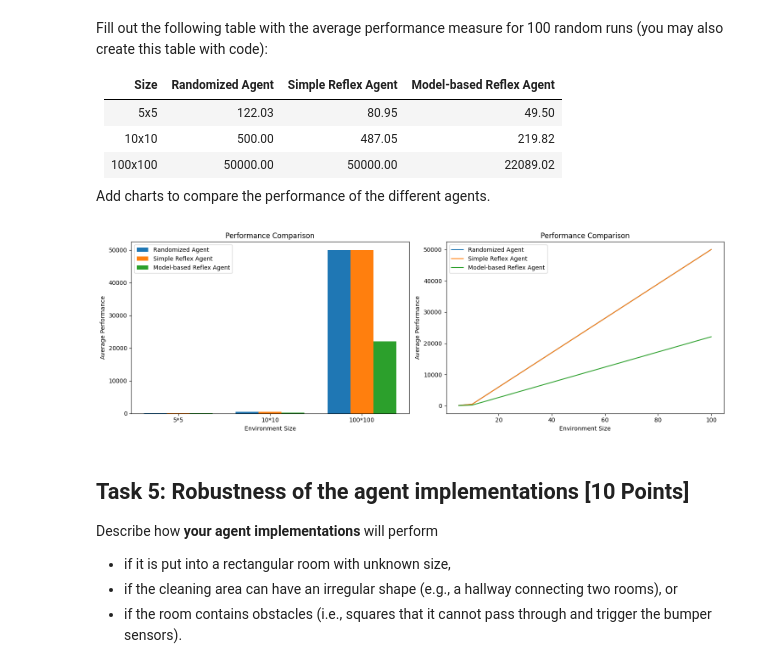
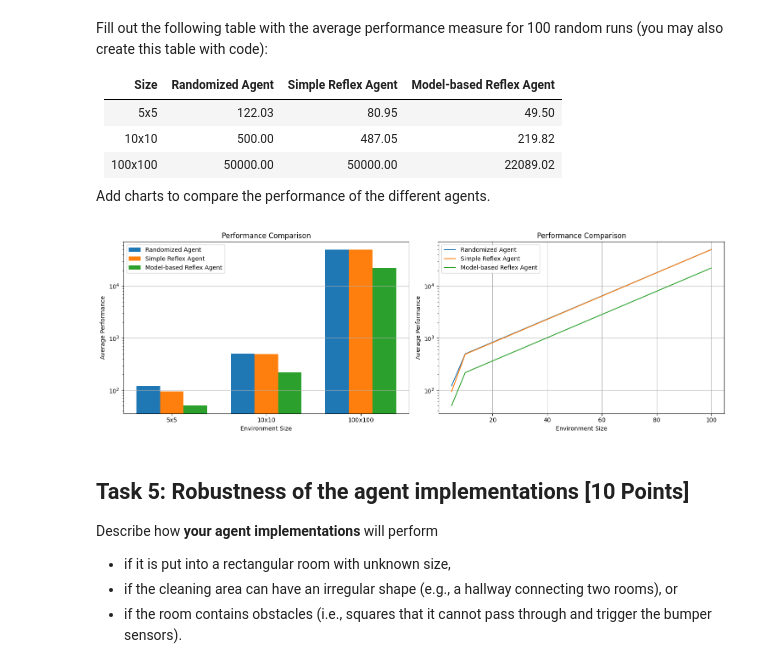
Before and after one commit to Jonestg26/Assignment1, a Jupyter notebook: robot_vacuum.ipynb, the cells around one changed output. Cells and saved outputs as stored; diff of their text form; code cells hidden in the pictures.

```diff
--- a/robot_vacuum.ipynb
+++ b/robot_vacuum.ipynb
@@ -586,36 +586,41 @@ Add charts to compare the performance of the different agents.
 # %%
 import numpy as np
 import pandas as pd
 import matplotlib.pyplot as plt
 
 fig, (ax1, ax2) = plt.subplots(1, 2, figsize=(15, 5))
 
+#Bar Charts with Y axis log scale
 x = np.arange(len(results["size"]))
 width = 0.25
 ax1.bar(x - width, results["Random Performance"], width, label="Randomized Agent")
 ax1.bar(x, results["Simple Performance"], width, label="Simple Reflex Agent")
 ax1.bar(x + width, results["Model Performance"], width, label="Model-based Reflex Agent")
 
 ax1.set_xlabel("Environment Size")
 ax1.set_ylabel("Average Performance")
 ax1.set_title("Performance Comparison")
 ax1.set_xticks(x)
-ax1.set_xticklabels([f"{s}*{s}" for s in results["size"]])
+ax1.set_xticklabels([f"{s}x{s}" for s in results["size"]])
+ax1.set_yscale("log")
 ax1.legend()
+ax1.grid(axis="y")
 
-
+#Line Charts with Y axis log scale
 ax2.plot(results["size"], results["Random Performance"], label="Randomized Agent")
 ax2.plot(results["size"], results["Simple Performance"], label="Simple Reflex Agent")
 ax2.plot(results["size"], results["Model Performance"], label="Model-based Reflex Agent")
 ax2.set_xlabel("Environment Size")
 ax2.set_ylabel("Average Performance")
 ax2.set_title("Performance Comparison")
+ax2.set_yscale("log")
+ax2.grid(True)
 ax2.legend()
 
-plt.tight_layout()
+plt.tight_layout() #Improves visualization
 plt.show()
 # %% [output]
-[figure, old version]
+[figure, new version]
 # %% [markdown]
 ## Task 5: Robustness of the agent implementations [10 Points]
 
```
